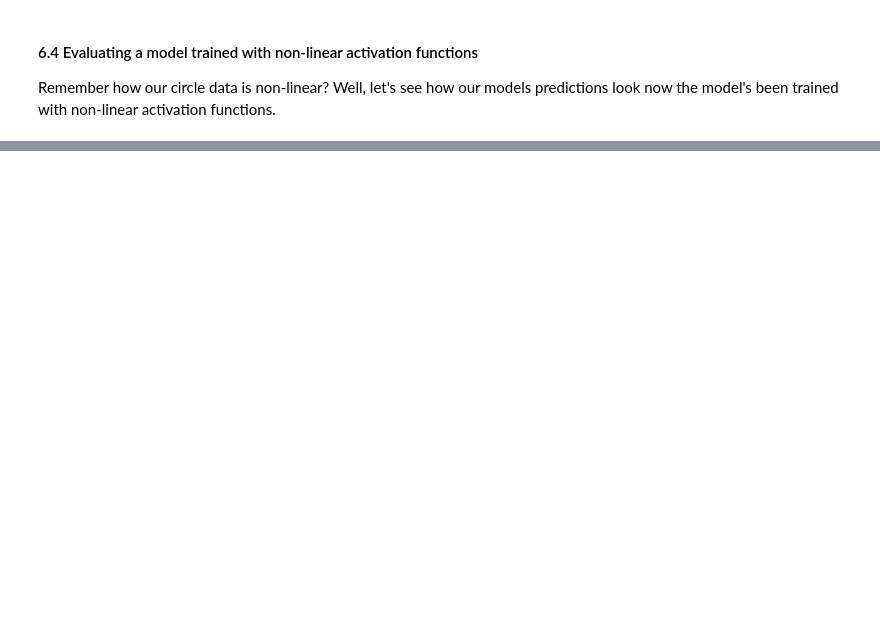
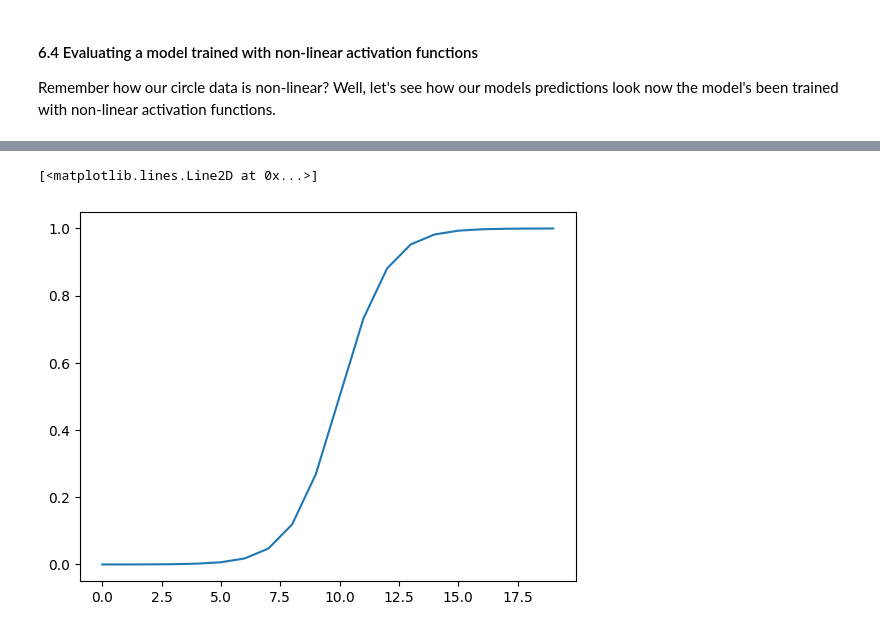
Before and after one commit to mahfuz-raihan/imClassDeep, a Jupyter notebook: imClass.ipynb, the cells around one changed output, grey strips where cells are left out. Cells and saved outputs as stored; diff of their text form; code cells hidden in the pictures; blank space fills up the shorter version.

```diff
--- a/imClass.ipynb
+++ b/imClass.ipynb
@@ -781,0 +820,7 @@ plot_decision_boundary(model_4, X_train, y_train)
+# %%
+# let's visualize the
+
+plt.plot(sigmoid(A))
+# %% [output]
+[<matplotlib.lines.Line2D at 0x...>]
+[figure, added]
```
Also changed, not shown: parts of 20 cells of this notebook.
